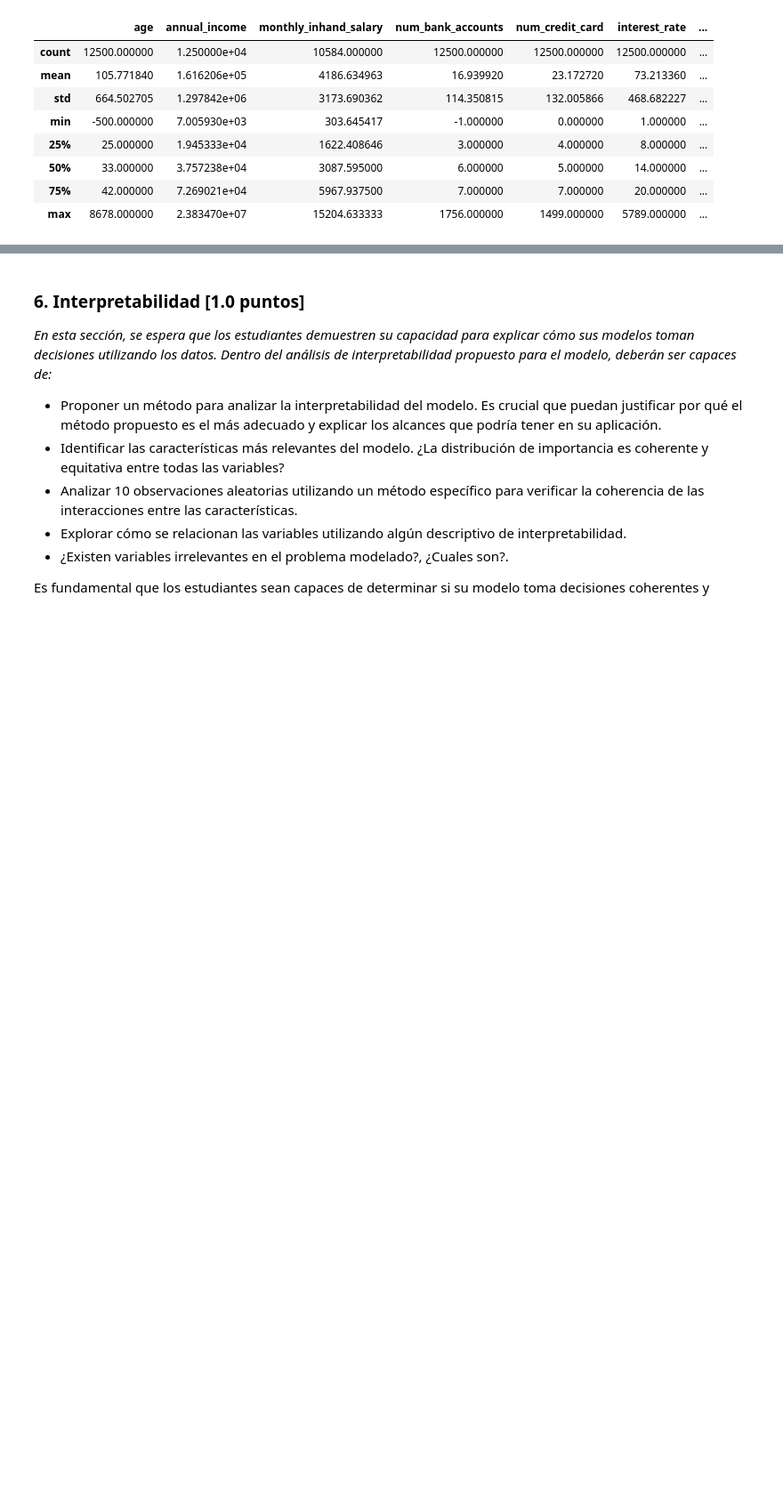
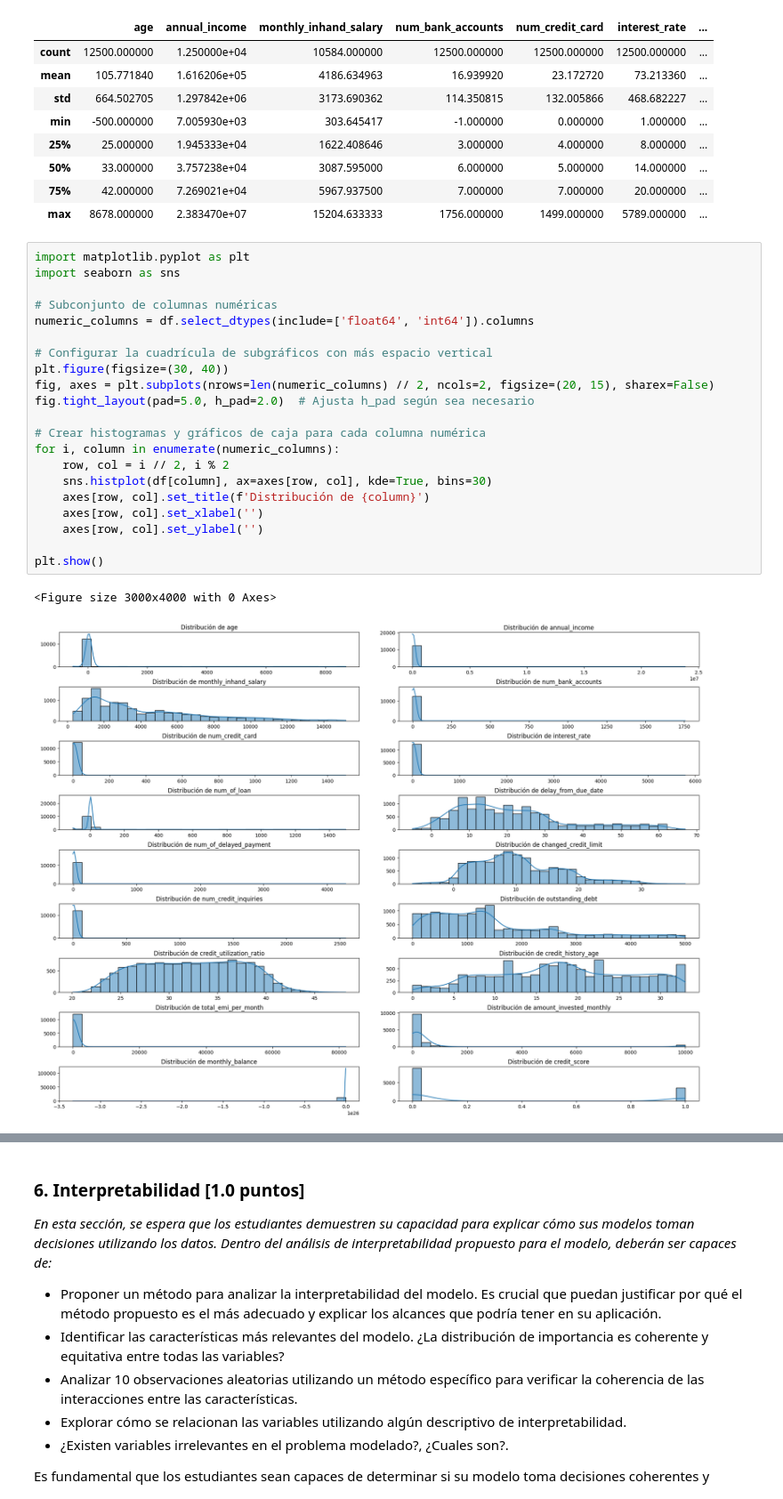
Before and after one commit to tomasaguirre-ignacioalbornoz/MDS7202, a Jupyter notebook: Proyecto2/Proyecto2_Enunciado.ipynb, the cells around one changed output, grey strips where cells are left out. Shown at 89% size. Cells and saved outputs as stored; diff of their text form; blank space fills up the shorter version.

```diff
--- a/Proyecto2/Proyecto2_Enunciado.ipynb
+++ b/Proyecto2/Proyecto2_Enunciado.ipynb
@@ -119,3 +124,27 @@ df.describe()
 | 50% | 33.000000 | 3.757238e+04 | 3087.595000 | 6.000000 | 5.000000 | 14.000000 | ... |
 | 75% | 42.000000 | 7.269021e+04 | 5967.937500 | 7.000000 | 7.000000 | 20.000000 | ... |
 | max | 8678.000000 | 2.383470e+07 | 15204.633333 | 1756.000000 | 1499.000000 | 5789.000000 | ... |
+# %%
+import matplotlib.pyplot as plt
+import seaborn as sns
+
+# Subconjunto de columnas numéricas
+numeric_columns = df.select_dtypes(include=['float64', 'int64']).columns
+
+# Configurar la cuadrícula de subgráficos con más espacio vertical
+plt.figure(figsize=(30, 40))
+fig, axes = plt.subplots(nrows=len(numeric_columns) // 2, ncols=2, figsize=(20, 15), sharex=False)
+fig.tight_layout(pad=5.0, h_pad=2.0)  # Ajusta h_pad según sea necesario
+
+# Crear histogramas y gráficos de caja para cada columna numérica
+for i, column in enumerate(numeric_columns):
+    row, col = i // 2, i % 2
+    sns.histplot(df[column], ax=axes[row, col], kde=True, bins=30)
+    axes[row, col].set_title(f'Distribución de {column}')
+    axes[row, col].set_xlabel('')
+    axes[row, col].set_ylabel('')
+
+plt.show()
+# %% [output]
+<Figure size 3000x4000 with 0 Axes>
+[figure, added]
```
Also changed, not shown: parts of 22 cells of this notebook.
